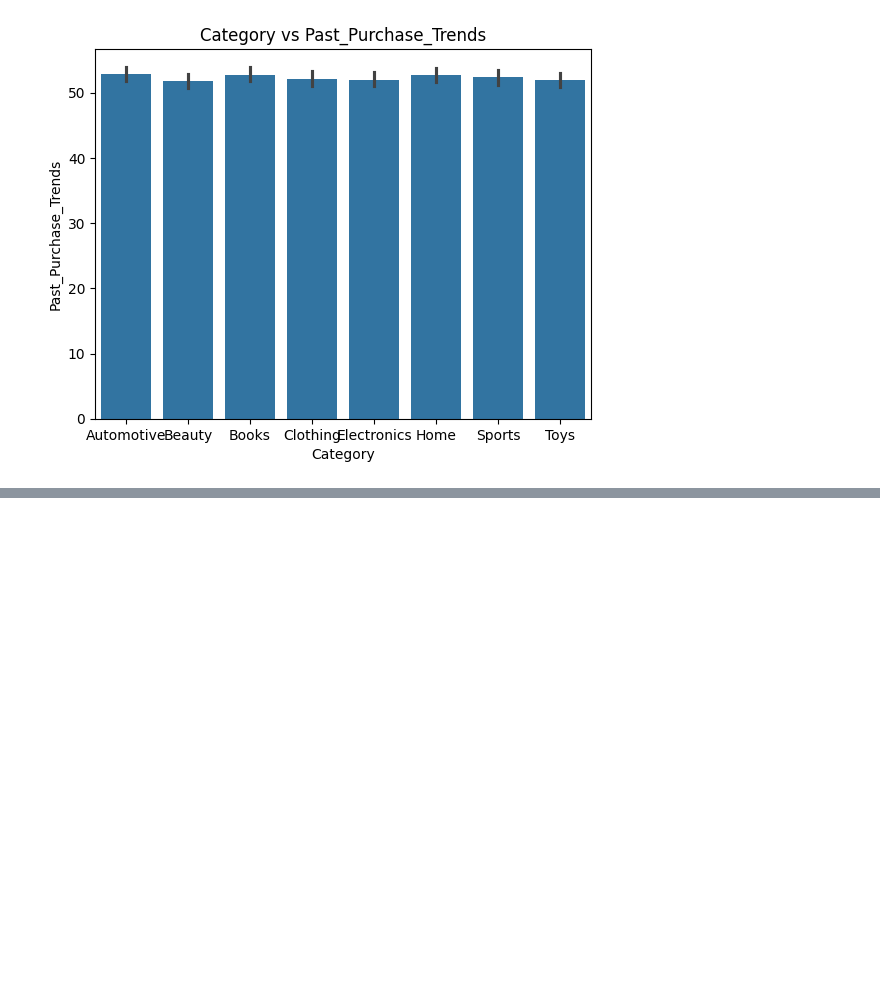
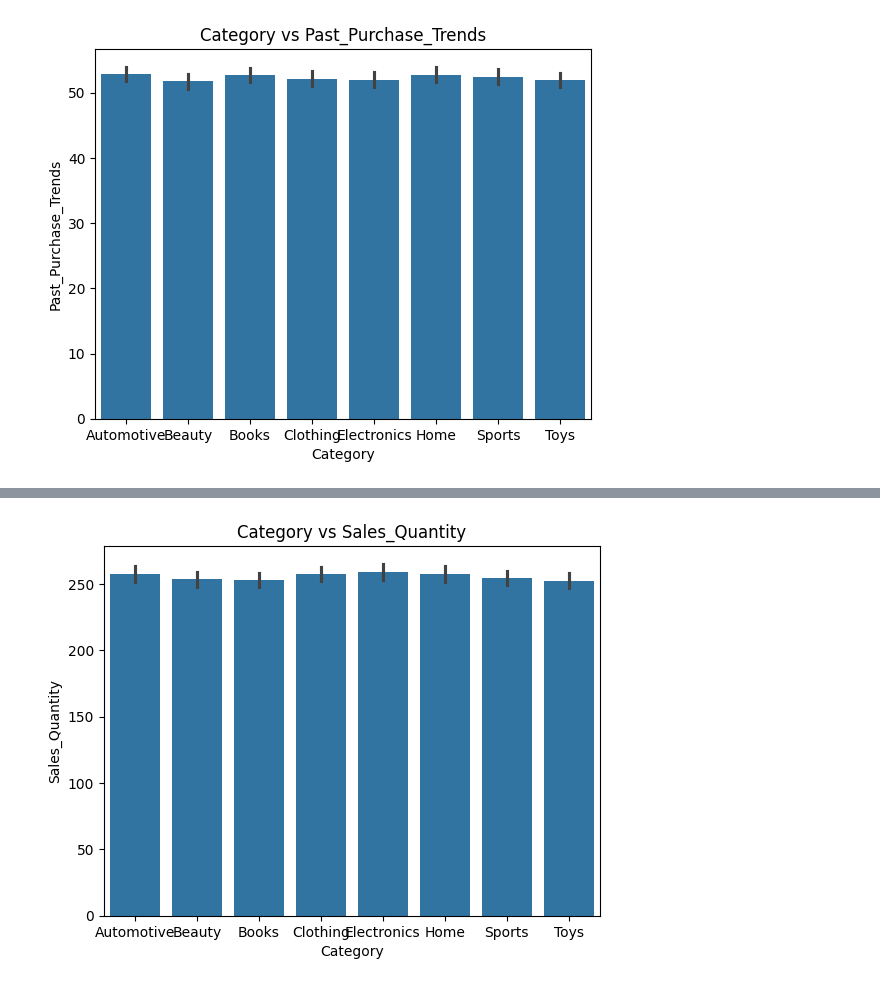
Before and after one commit to jwsadman/salesForecasting, a Jupyter notebook: notebook.ipynb, the cells around one changed output, grey strips where cells are left out. Cells and saved outputs as stored; diff of their text form; code cells hidden in the pictures; blank space fills up the shorter version.

```diff
--- a/notebook.ipynb
+++ b/notebook.ipynb
@@ -325,0 +344,6 @@ pt.show()
+# %%
+sn.barplot(x=data["Category"], y=data["Sales_Quantity"])
+pt.title('Category vs Sales_Quantity')
+pt.show()
+# %% [output]
+[figure, added]
```
Also changed, not shown: parts of 26 cells of this notebook.
